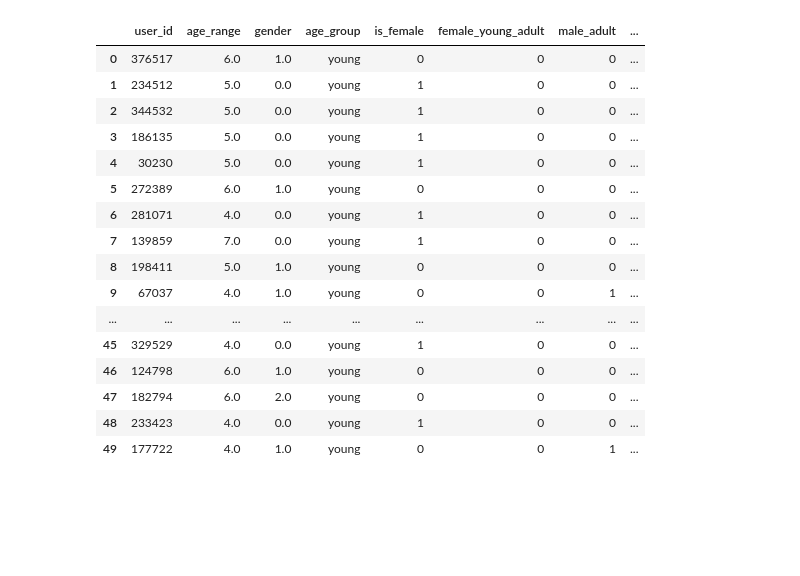
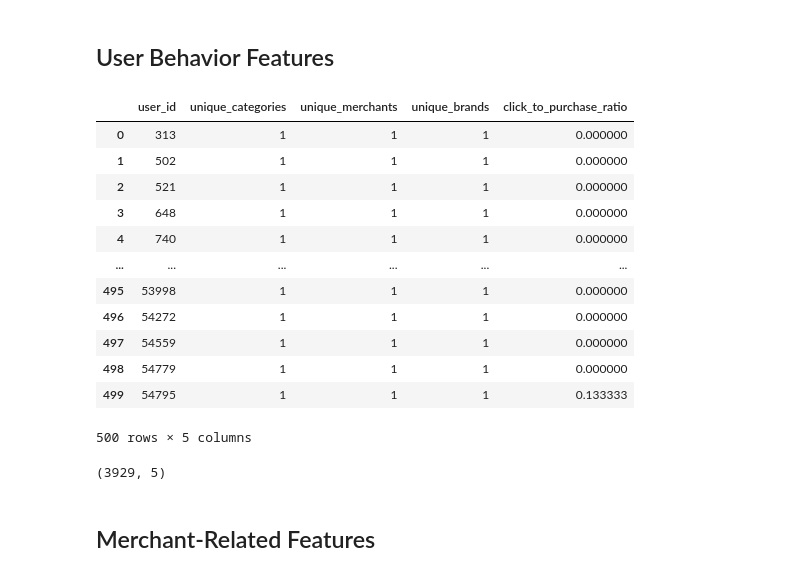
Before and after one commit to CaptainComputer1/CECS550Project, a Jupyter notebook: Features.ipynb, the cells around one changed output. Saved outputs shown, nothing was run; the diff lists cells and outputs as text; code cells hidden in the pictures; blank space fills up the shorter version.

```diff
--- a/Features.ipynb
+++ b/Features.ipynb
@@ -259,20 +27,47 @@ user_profile = pd.merge(user_info, age_gender_frequency, on=['age_range', 'gende
-# %%
-user_info.head(50)
-# %% [output]
-|  | user_id | age_range | gender | age_group | is_female | female_young_adult | male_adult | ... |
-| 0 | 376517 | 6.0 | 1.0 | young | 0 | 0 | 0 | ... |
-| 1 | 234512 | 5.0 | 0.0 | young | 1 | 0 | 0 | ... |
-| 2 | 344532 | 5.0 | 0.0 | young | 1 | 0 | 0 | ... |
-| 3 | 186135 | 5.0 | 0.0 | young | 1 | 0 | 0 | ... |
-| 4 | 30230 | 5.0 | 0.0 | young | 1 | 0 | 0 | ... |
-| 5 | 272389 | 6.0 | 1.0 | young | 0 | 0 | 0 | ... |
-| 6 | 281071 | 4.0 | 0.0 | young | 1 | 0 | 0 | ... |
-| 7 | 139859 | 7.0 | 0.0 | young | 1 | 0 | 0 | ... |
-| 8 | 198411 | 5.0 | 1.0 | young | 0 | 0 | 0 | ... |
-| 9 | 67037 | 4.0 | 1.0 | young | 0 | 0 | 1 | ... |
-| ... | ... | ... | ... | ... | ... | ... | ... | ... |
-| 45 | 329529 | 4.0 | 0.0 | young | 1 | 0 | 0 | ... |
-| 46 | 124798 | 6.0 | 1.0 | young | 0 | 0 | 0 | ... |
-| 47 | 182794 | 6.0 | 2.0 | young | 0 | 0 | 0 | ... |
-| 48 | 233423 | 4.0 | 0.0 | young | 1 | 0 | 0 | ... |
-| 49 | 177722 | 4.0 | 1.0 | young | 0 | 0 | 1 | ... |
+# %% [markdown]
+## User Behavior Features
+# %%
+# Number of unique categories the user has interacted with
+unique_categories = user_logs.groupby('user_id')['cat_id'].nunique()
+
+# Number of unique merchants the user has interacted with
+unique_merchants = user_logs.groupby('user_id')['merchant_id'].nunique()
+
+# Number of unique brands the user has interacted with
+unique_brands = user_logs.groupby('user_id')['brand_id'].nunique()
+
+# Click-to-purchase ratio for each user
+clicks = user_logs[user_logs['action_type'] == 0].groupby('user_id').size()
+purchases = user_logs[user_logs['action_type'] == 2].groupby('user_id').size()
+click_to_purchase_ratio = purchases / clicks
+
+# Combine the results into the user_summary DataFrame
+user_summary = pd.concat([unique_categories, unique_merchants, unique_brands, click_to_purchase_ratio], axis=1)
+
+user_summary.columns = ['unique_categories', 'unique_merchants', 'unique_brands', 'click_to_purchase_ratio']
+
+# Reset the index and fill NaN values with 0
+user_summary.reset_index(inplace=True)
+user_summary.fillna(0, inplace=True)
+# %%
+user_summary.head(500)
+# %% [output]
+|  | user_id | unique_categories | unique_merchants | unique_brands | click_to_purchase_ratio |
+| 0 | 313 | 1 | 1 | 1 | 0.000000 |
+| 1 | 502 | 1 | 1 | 1 | 0.000000 |
+| 2 | 521 | 1 | 1 | 1 | 0.000000 |
+| 3 | 648 | 1 | 1 | 1 | 0.000000 |
+| 4 | 740 | 1 | 1 | 1 | 0.000000 |
+| ... | ... | ... | ... | ... | ... |
+| 495 | 53998 | 1 | 1 | 1 | 0.000000 |
+| 496 | 54272 | 1 | 1 | 1 | 0.000000 |
+| 497 | 54559 | 1 | 1 | 1 | 0.000000 |
+| 498 | 54779 | 1 | 1 | 1 | 0.000000 |
+| 499 | 54795 | 1 | 1 | 1 | 0.133333 |
+500 rows × 5 columns
+# %%
+print(user_summary.shape)
+# %% [output]
+(3929, 5)
+# %% [markdown]
+## Merchant-Related Features
```
Also changed, not shown: parts of 34 cells of this notebook, 2 other files.
